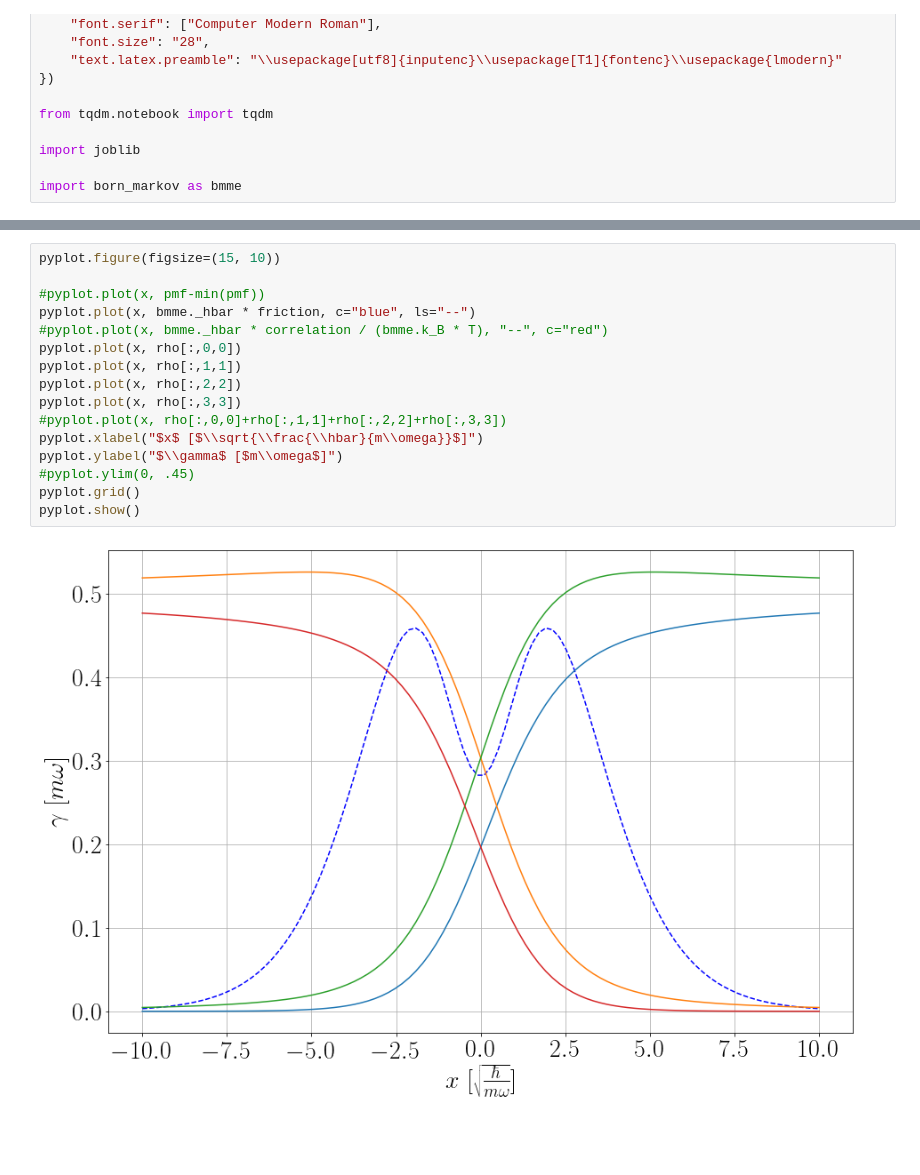
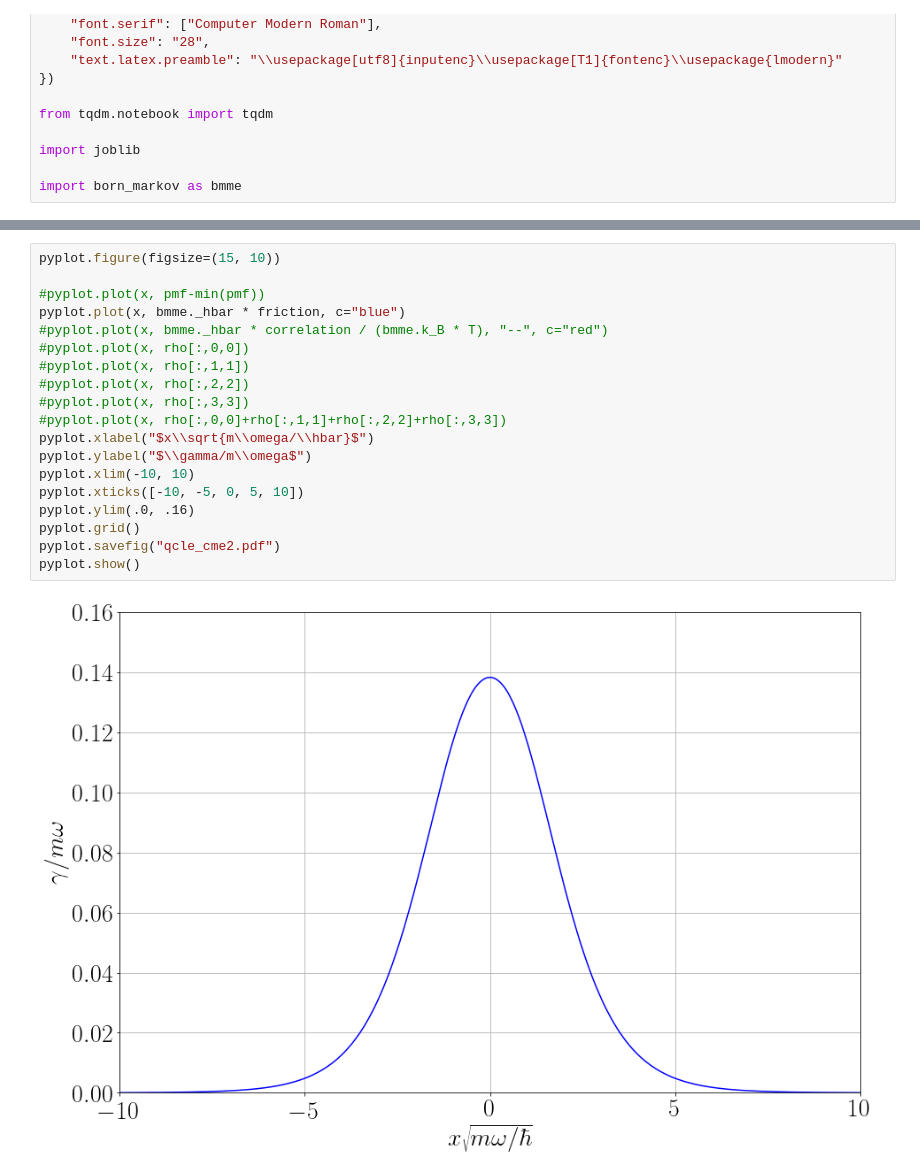
Before and after one commit to robingrether/Born-Markov, a Jupyter notebook: Anderson w Energy Landscape & Direct Hopping.ipynb, the cells around one changed output, grey strips where cells are left out. Drawn from its saved outputs; the diff is of its cells as text; blank space fills up the shorter version.

```diff
--- a/Anderson w Energy Landscape & Direct Hopping.ipynb
+++ b/Anderson w Energy Landscape & Direct Hopping.ipynb
@@ -88,18 +219,21 @@ for i in range(len(results2)):
 # %%
 pyplot.figure(figsize=(15, 10))
 
 #pyplot.plot(x, pmf-min(pmf))
-pyplot.plot(x, bmme._hbar * friction, c="blue", ls="--")
+pyplot.plot(x, bmme._hbar * friction, c="blue")
 #pyplot.plot(x, bmme._hbar * correlation / (bmme.k_B * T), "--", c="red")
-pyplot.plot(x, rho[:,0,0])
-pyplot.plot(x, rho[:,1,1])
-pyplot.plot(x, rho[:,2,2])
-pyplot.plot(x, rho[:,3,3])
+#pyplot.plot(x, rho[:,0,0])
+#pyplot.plot(x, rho[:,1,1])
+#pyplot.plot(x, rho[:,2,2])
+#pyplot.plot(x, rho[:,3,3])
 #pyplot.plot(x, rho[:,0,0]+rho[:,1,1]+rho[:,2,2]+rho[:,3,3])
-pyplot.xlabel("$x$ [$\\sqrt{\\frac{\\hbar}{m\\omega}}$]")
-pyplot.ylabel("$\\gamma$ [$m\\omega$]")
-#pyplot.ylim(0, .45)
+pyplot.xlabel("$x\\sqrt{m\\omega/\\hbar}$")
+pyplot.ylabel("$\\gamma/m\\omega$")
+pyplot.xlim(-10, 10)
+pyplot.xticks([-10, -5, 0, 5, 10])
+pyplot.ylim(.0, .16)
 pyplot.grid()
+pyplot.savefig("qcle_cme2.pdf")
 pyplot.show()
 # %% [output]
-[figure, old version]
+[figure, new version]
```
Also changed, not shown: parts of 5 cells of this notebook, 1 other file.
